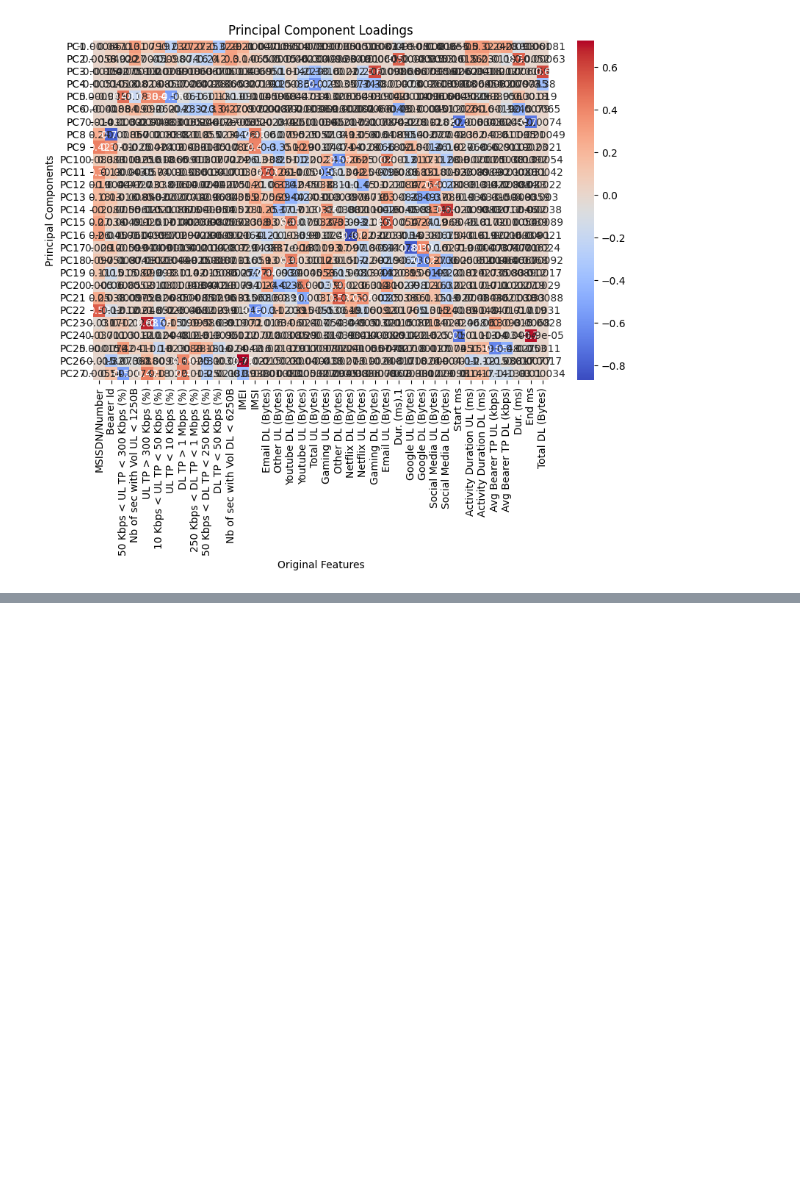
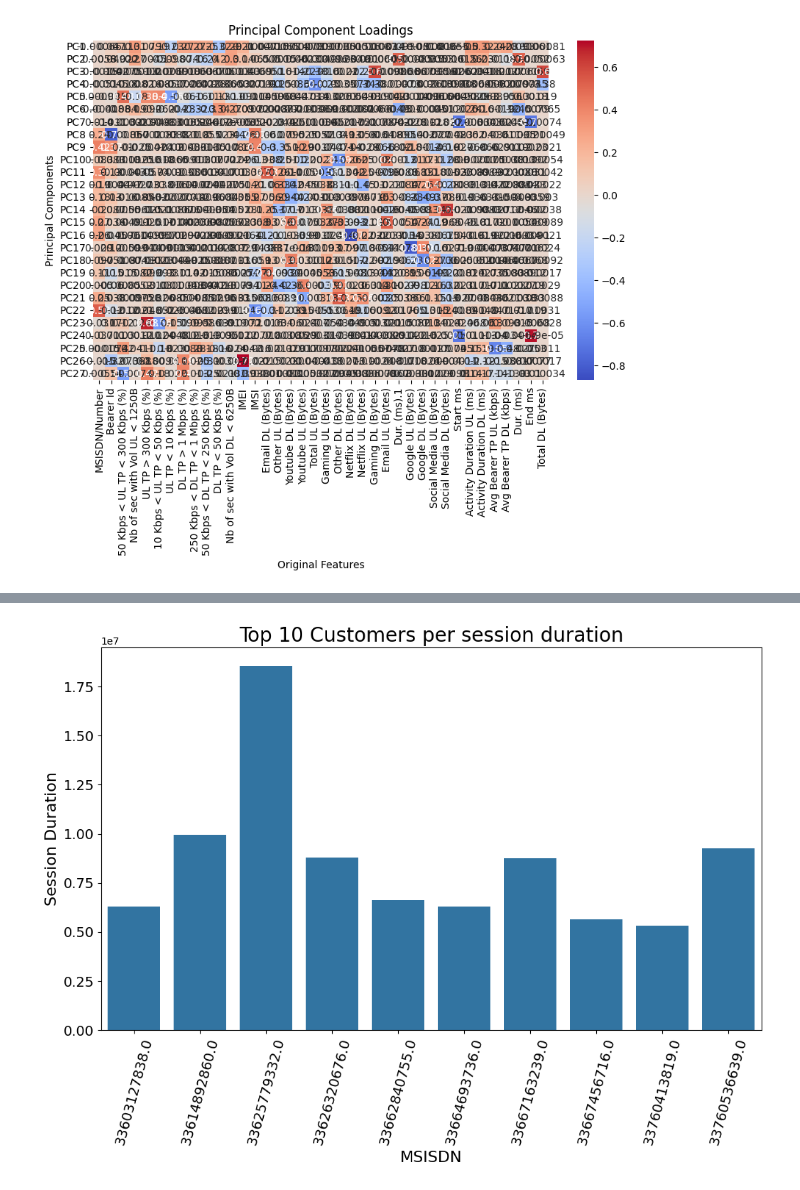
Before and after one commit to Roseco-crs/10Academy_week_1_Telecom_Industry, a Jupyter notebook: code/extract_data.ipynb, the cells around one changed output, grey strips where cells are left out. Cells and saved outputs as stored; diff of their text form; code cells hidden in the pictures; blank space fills up the shorter version.

```diff
--- a/code/extract_data.ipynb
+++ b/code/extract_data.ipynb
@@ -515,0 +548,4 @@ array([[-5.33286391, 22.06253825, -0.38585817, ..., -1.03519655,
+# %%
+plot_bar(top_10_duration, top_10_duration["MSISDN/Number"], top_10_duration[('Dur. (ms)', 'sum')], 'Top 10 Customers per session duration', "MSISDN", "Session Duration")
+# %% [output]
+[figure, added]
```
Also changed, not shown: parts of 10 cells of this notebook.
